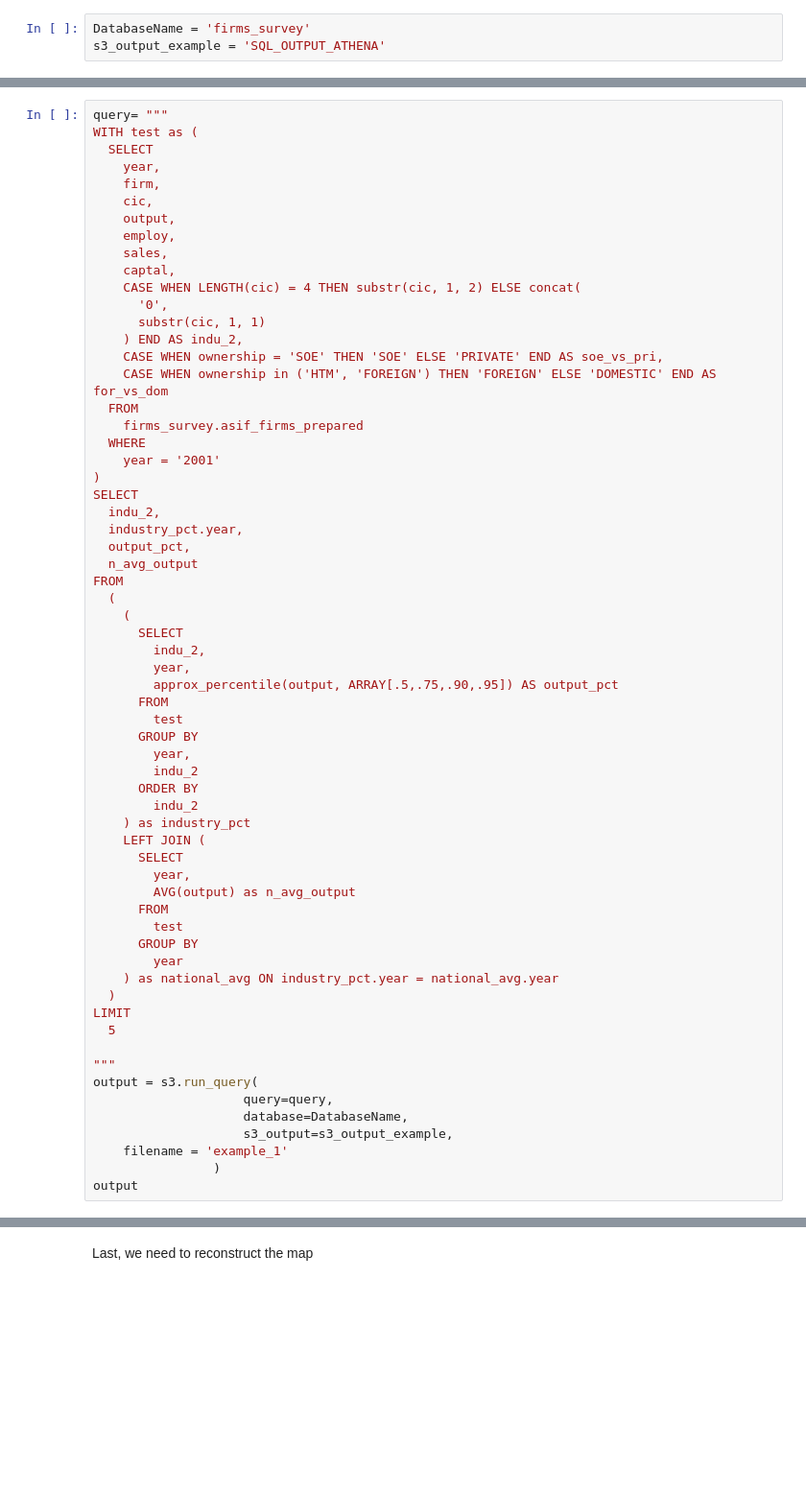
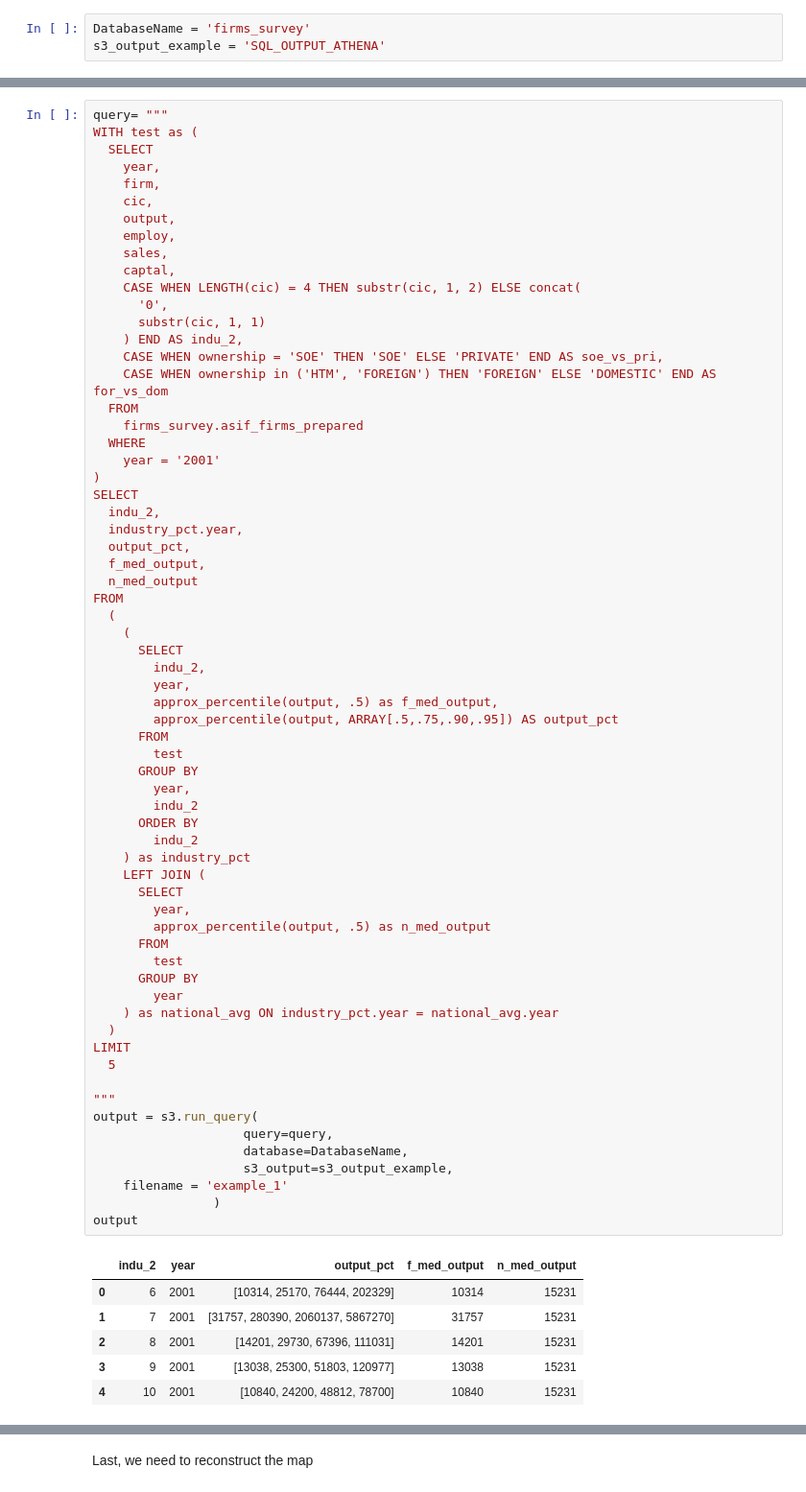
Before and after one commit to thomaspernet/Financial_dependency_pollution, a Jupyter notebook: 01_data_preprocessing/02_transform_tables/08_dominated_industry_ownership.ipynb, the cells around one changed output, grey strips where cells are left out. Shown at 96% size. Cells and saved outputs as stored; diff of their text form; blank space fills up the shorter version.

```diff
--- a/01_data_preprocessing/02_transform_tables/08_dominated_industry_ownership.ipynb
+++ b/01_data_preprocessing/02_transform_tables/08_dominated_industry_ownership.ipynb
@@ -157,41 +157,50 @@ SELECT
   indu_2,
   industry_pct.year,
   output_pct,
-  n_avg_output
+  f_med_output,
+  n_med_output
 FROM
   (
     (
       SELECT
         indu_2,
         year,
+        approx_percentile(output, .5) as f_med_output,
         approx_percentile(output, ARRAY[.5,.75,.90,.95]) AS output_pct
       FROM
         test
       GROUP BY
         year,
         indu_2
       ORDER BY
         indu_2
     ) as industry_pct
     LEFT JOIN (
       SELECT
         year,
-        AVG(output) as n_avg_output
+        approx_percentile(output, .5) as n_med_output
       FROM
         test
       GROUP BY
         year
     ) as national_avg ON industry_pct.year = national_avg.year
   )
 LIMIT
   5
 
 """
 output = s3.run_query(
                     query=query,
                     database=DatabaseName,
                     s3_output=s3_output_example,
     filename = 'example_1'
                 )
 output
+# %% [output]
+|  | indu_2 | year | output_pct | f_med_output | n_med_output |
+| 0 | 6 | 2001 | [10314, 25170, 76444, 202329] | 10314 | 15231 |
+| 1 | 7 | 2001 | [31757, 280390, 2060137, 5867270] | 31757 | 15231 |
+| 2 | 8 | 2001 | [14201, 29730, 67396, 111031] | 14201 | 15231 |
+| 3 | 9 | 2001 | [13038, 25300, 51803, 120977] | 13038 | 15231 |
+| 4 | 10 | 2001 | [10840, 24200, 48812, 78700] | 10840 | 15231 |
 # %% [markdown]
```
Also changed, not shown: parts of 19 cells of this notebook, 4 other files.
